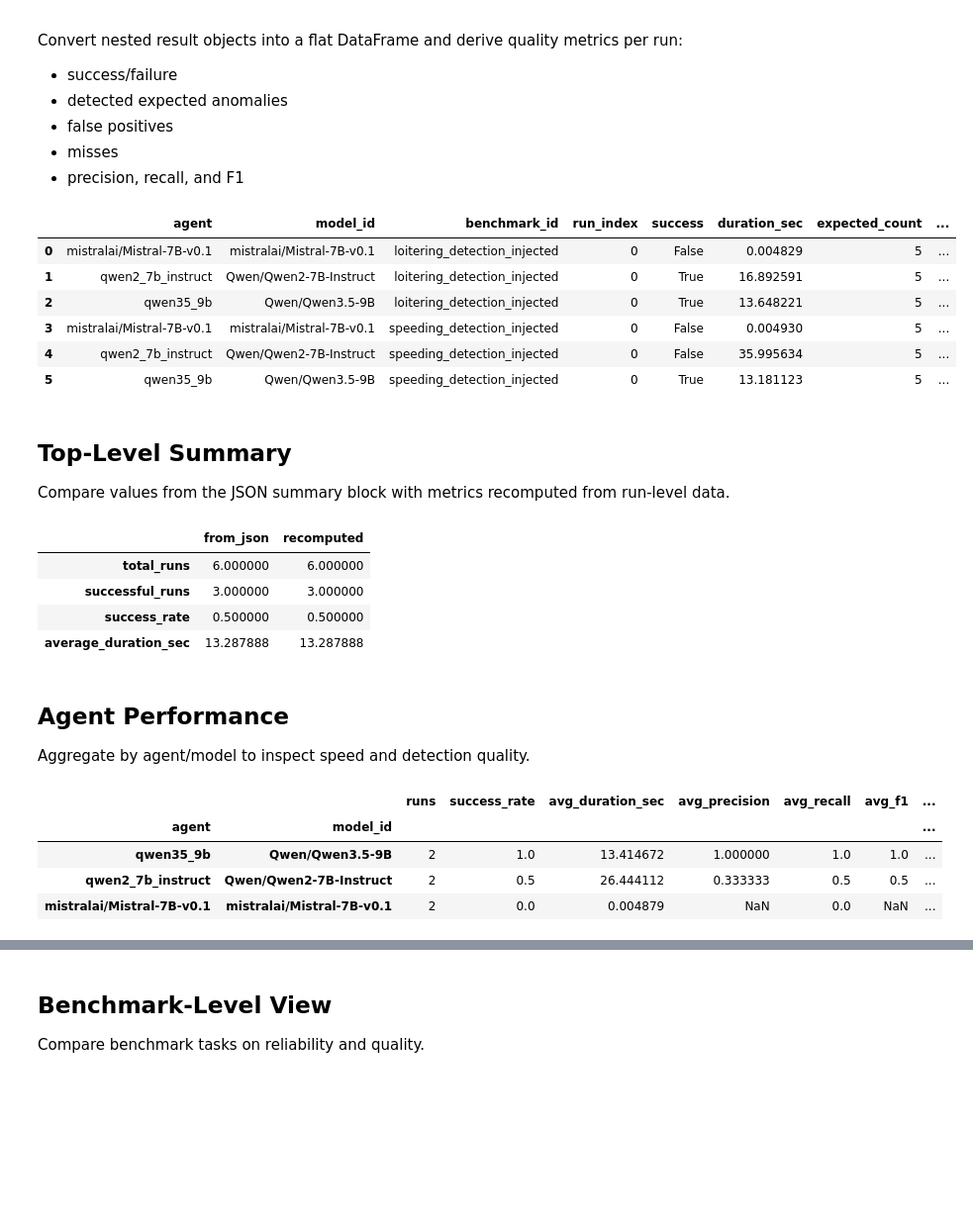
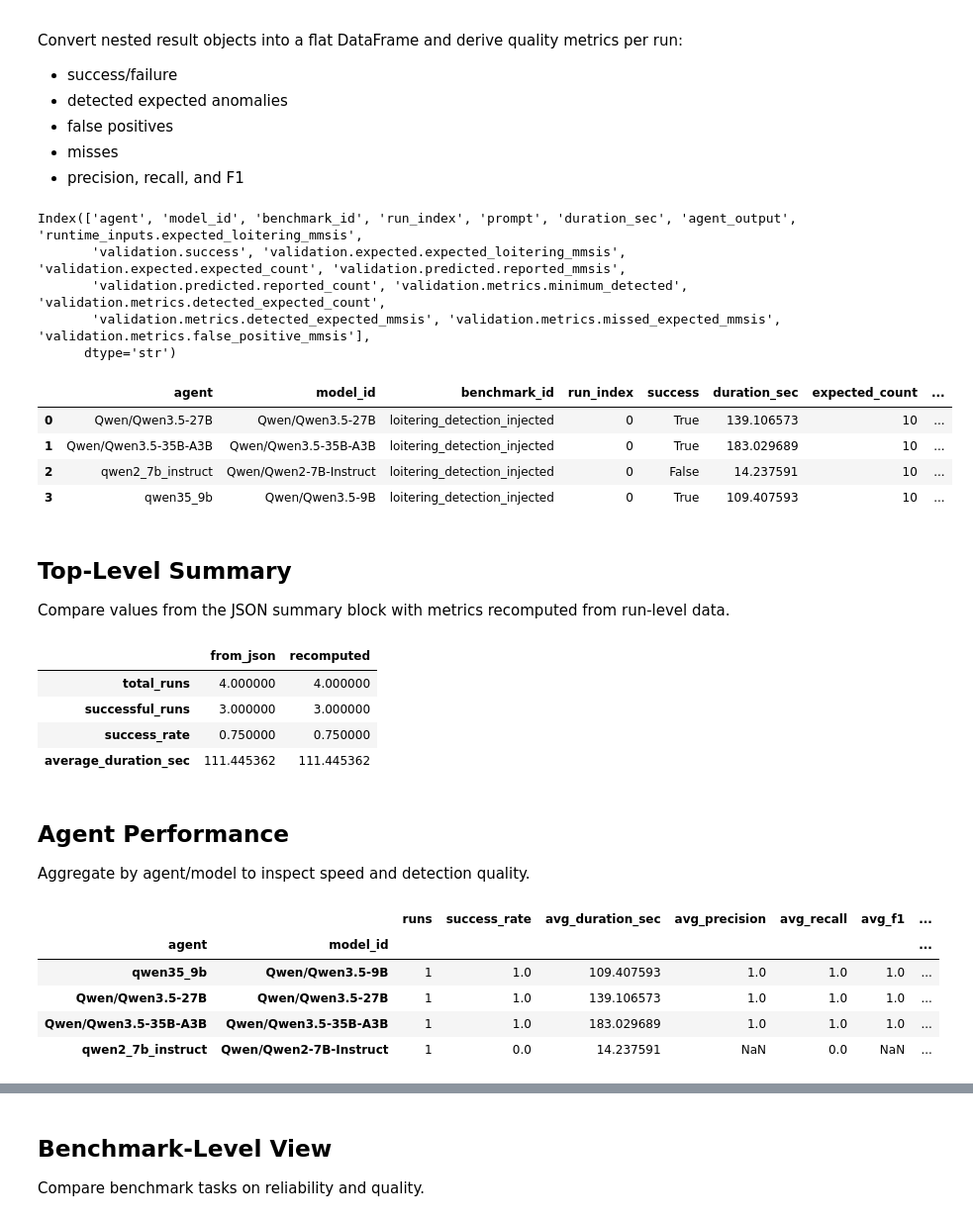
Before and after one commit to DIRECTLab/Actint, a Jupyter notebook: actint/src/actint/benchmarking/analysis.ipynb, the cells around one changed output, grey strips where cells are left out. Shown at 99% size. Saved outputs shown, nothing was run; the diff lists cells and outputs as text; code cells hidden in the pictures; blank space fills up the shorter version.

Commit message:
updates to benchmarks

```diff
--- a/actint/src/actint/benchmarking/analysis.ipynb
+++ b/actint/src/actint/benchmarking/analysis.ipynb
@@ -51,6 +51,15 @@ Convert nested result objects into a flat DataFrame and derive quality metrics p
 - false positives
 - misses
 - precision, recall, and F1
+# %%
+runs = pd.json_normalize(data.get("results", []), sep=".")
+runs.keys()
+# %% [output]
+Index(['agent', 'model_id', 'benchmark_id', 'run_index', 'prompt', 'duration_sec', 'agent_output', 'runtime_inputs.expected_loitering_mmsis',
+       'validation.success', 'validation.expected.expected_loitering_mmsis', 'validation.expected.expected_count', 'validation.predicted.reported_mmsis',
+       'validation.predicted.reported_count', 'validation.metrics.minimum_detected', 'validation.metrics.detected_expected_count',
+       'validation.metrics.detected_expected_mmsis', 'validation.metrics.missed_expected_mmsis', 'validation.metrics.false_positive_mmsis'],
+      dtype='str')
 # %%
 runs = pd.json_normalize(data.get("results", []), sep=".")
 
@@ -59,7 +68,7 @@ if runs.empty:
 
 runs["success"] = runs["validation.success"].fillna(False).astype(bool)
 runs["duration_sec"] = pd.to_numeric(runs["duration_sec"], errors="coerce")
-runs["expected_count"] = pd.to_numeric(runs["runtime_inputs.expected_count"], errors="coerce").fillna(0).astype(int)
+runs["expected_count"] = pd.to_numeric(runs["validation.expected.expected_count"], errors="coerce").fillna(0).astype(int)
 runs["detected_expected_count"] = pd.to_numeric(runs["validation.metrics.detected_expected_count"], errors="coerce").fillna(0).astype(int)
 
 runs["false_positive_mmsis"] = runs["validation.metrics.false_positive_mmsis"].apply(lambda x: x if isinstance(x, list) else [])
@@ -69,39 +78,37 @@ runs["false_positive_count"] = runs["false_positive_mmsis"].apply(len)
 runs["missed_count"] = runs["missed_expected_mmsis"].apply(len)
 
 predicted_total = runs["detected_expected_count"] + runs["false_positive_count"]
 runs["precision"] = np.where(predicted_total > 0, runs["detected_expected_count"] / predicted_total, np.nan)
 runs["recall"] = np.where(runs["expected_count"] > 0, runs["detected_expected_count"] / runs["expected_count"], np.nan)
 runs["f1"] = np.where(
     (runs["precision"] + runs["recall"]) > 0,
     2 * runs["precision"] * runs["recall"] / (runs["precision"] + runs["recall"]),
     np.nan,
 )
 
 cols = [
     "agent",
     "model_id",
     "benchmark_id",
     "run_index",
     "success",
     "duration_sec",
     "expected_count",
     "detected_expected_count",
     "false_positive_count",
     "missed_count",
     "precision",
     "recall",
     "f1",
 ]
 
 runs[cols].sort_values(["benchmark_id", "agent", "run_index"]).reset_index(drop=True)
 # %% [output]
 |  | agent | model_id | benchmark_id | run_index | success | duration_sec | expected_count | ... |
-| 0 | mistralai/Mistral-7B-v0.1 | mistralai/Mistral-7B-v0.1 | loitering_detection_injected | 0 | False | 0.004829 | 5 | ... |
-| 1 | qwen2_7b_instruct | Qwen/Qwen2-7B-Instruct | loitering_detection_injected | 0 | True | 16.892591 | 5 | ... |
-| 2 | qwen35_9b | Qwen/Qwen3.5-9B | loitering_detection_injected | 0 | True | 13.648221 | 5 | ... |
-| 3 | mistralai/Mistral-7B-v0.1 | mistralai/Mistral-7B-v0.1 | speeding_detection_injected | 0 | False | 0.004930 | 5 | ... |
-| 4 | qwen2_7b_instruct | Qwen/Qwen2-7B-Instruct | speeding_detection_injected | 0 | False | 35.995634 | 5 | ... |
-| 5 | qwen35_9b | Qwen/Qwen3.5-9B | speeding_detection_injected | 0 | True | 13.181123 | 5 | ... |
+| 0 | Qwen/Qwen3.5-27B | Qwen/Qwen3.5-27B | loitering_detection_injected | 0 | True | 139.106573 | 10 | ... |
+| 1 | Qwen/Qwen3.5-35B-A3B | Qwen/Qwen3.5-35B-A3B | loitering_detection_injected | 0 | True | 183.029689 | 10 | ... |
+| 2 | qwen2_7b_instruct | Qwen/Qwen2-7B-Instruct | loitering_detection_injected | 0 | False | 14.237591 | 10 | ... |
+| 3 | qwen35_9b | Qwen/Qwen3.5-9B | loitering_detection_injected | 0 | True | 109.407593 | 10 | ... |
 # %% [markdown]
 ## Top-Level Summary
 
@@ -130,10 +137,10 @@ comparison = pd.DataFrame(
 comparison
 # %% [output]
 |  | from_json | recomputed |
-| total_runs | 6.000000 | 6.000000 |
+| total_runs | 4.000000 | 4.000000 |
 | successful_runs | 3.000000 | 3.000000 |
-| success_rate | 0.500000 | 0.500000 |
-| average_duration_sec | 13.287888 | 13.287888 |
+| success_rate | 0.750000 | 0.750000 |
+| average_duration_sec | 111.445362 | 111.445362 |
 # %% [markdown]
 ## Agent Performance
 
@@ -158,9 +165,10 @@ agent_perf
 # %% [output]
 |  |  | runs | success_rate | avg_duration_sec | avg_precision | avg_recall | avg_f1 | ... |
 | agent | model_id |  |  |  |  |  |  | ... |
-| qwen35_9b | Qwen/Qwen3.5-9B | 2 | 1.0 | 13.414672 | 1.000000 | 1.0 | 1.0 | ... |
-| qwen2_7b_instruct | Qwen/Qwen2-7B-Instruct | 2 | 0.5 | 26.444112 | 0.333333 | 0.5 | 0.5 | ... |
-| mistralai/Mistral-7B-v0.1 | mistralai/Mistral-7B-v0.1 | 2 | 0.0 | 0.004879 | NaN | 0.0 | NaN | ... |
+| qwen35_9b | Qwen/Qwen3.5-9B | 1 | 1.0 | 109.407593 | 1.0 | 1.0 | 1.0 | ... |
+| Qwen/Qwen3.5-27B | Qwen/Qwen3.5-27B | 1 | 1.0 | 139.106573 | 1.0 | 1.0 | 1.0 | ... |
+| Qwen/Qwen3.5-35B-A3B | Qwen/Qwen3.5-35B-A3B | 1 | 1.0 | 183.029689 | 1.0 | 1.0 | 1.0 | ... |
+| qwen2_7b_instruct | Qwen/Qwen2-7B-Instruct | 1 | 0.0 | 14.237591 | NaN | 0.0 | NaN | ... |
 # %%
 fig, axes = plt.subplots(1, 2, figsize=(14, 4.5))
 
```
Also changed, not shown: parts of 5 cells of this notebook, 3 other files.
